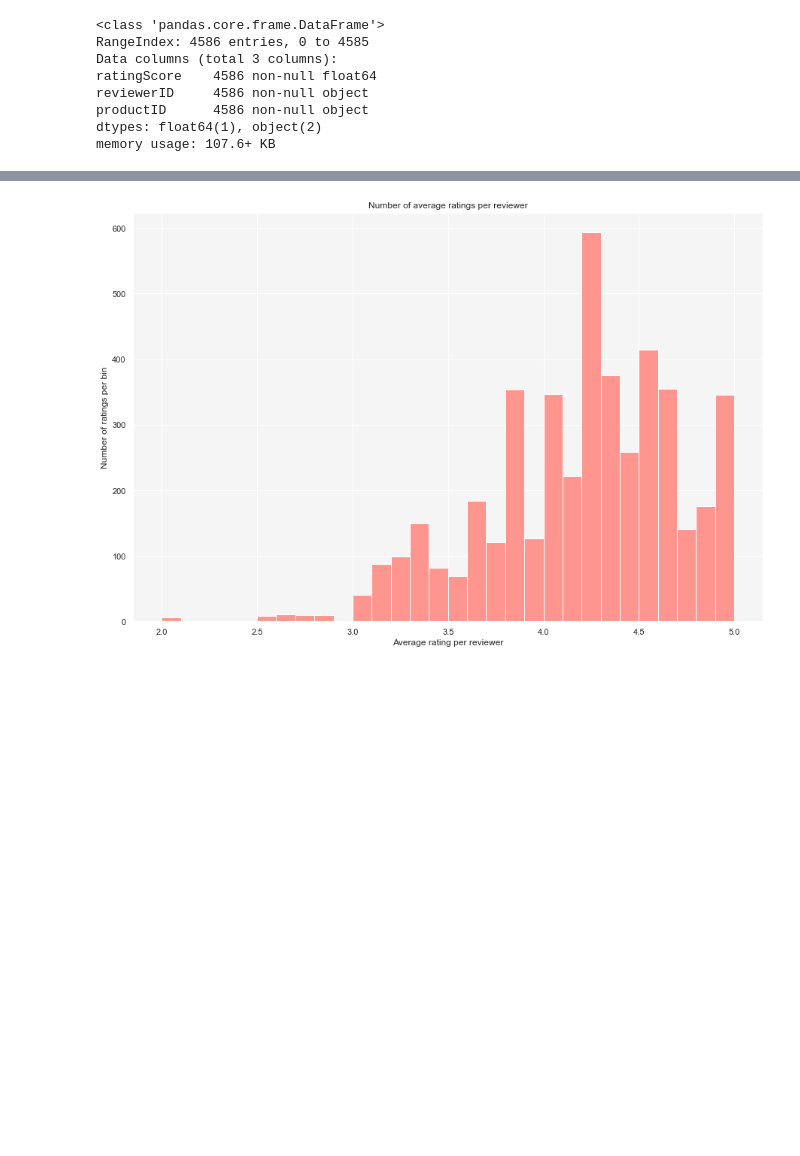
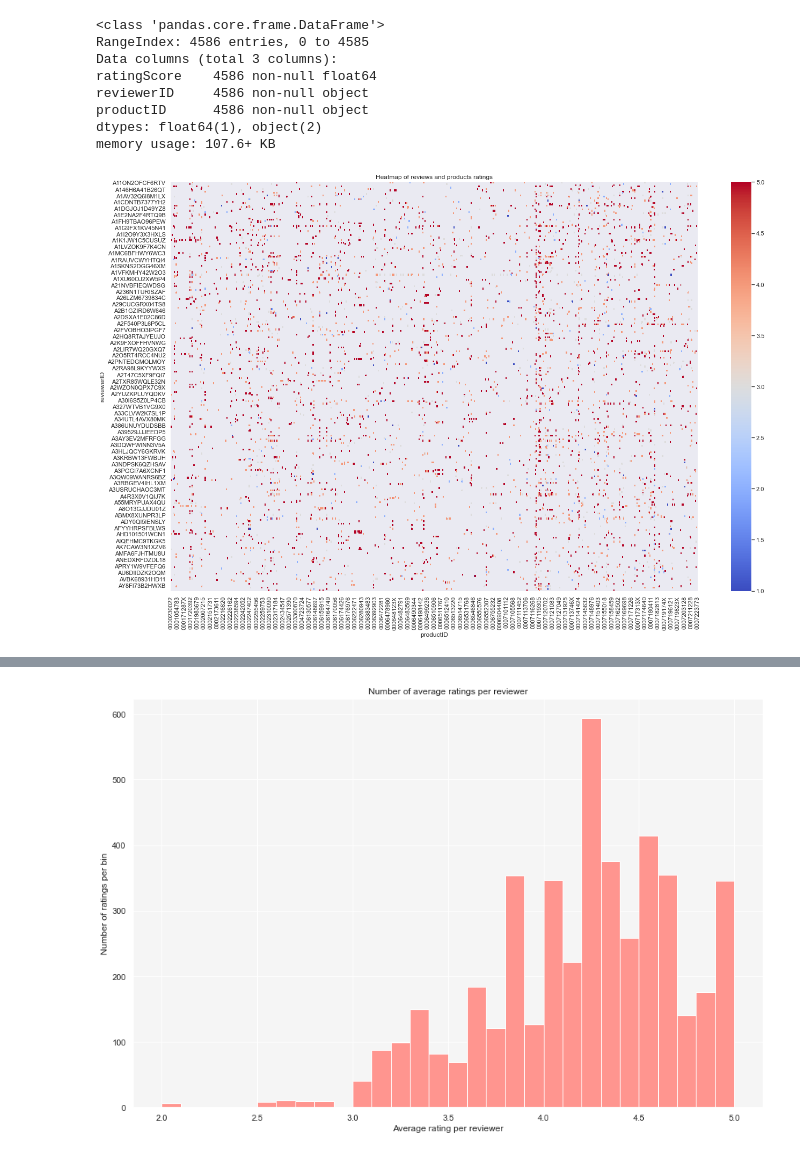
Before and after one commit to maximeberillon/Recommandation_System_Books, a Jupyter notebook: book_reco_startingkit.ipynb, the cells around one changed output, grey strips where cells are left out. Cells and saved outputs as stored; diff of their text form; code cells hidden in the pictures; blank space fills up the shorter version.

```diff
--- a/book_reco_startingkit.ipynb
+++ b/book_reco_startingkit.ipynb
@@ -235,3 +237,16 @@ reviewerID     4586 non-null object
 productID      4586 non-null object
 dtypes: float64(1), object(2)
 memory usage: 107.6+ KB
+# %%
+# Plot a heatmap of reviews and products ratings
+
+plt.figure(figsize=(22, 14))
+colormap = plt.cm.coolwarm
+sns.heatmap(data.iloc[:,].pivot(index = 'reviewerID',
+                                columns = 'productID',
+                                values = 'ratingScore'),
+            cmap = colormap)
+plt.title('Heatmap of reviews and products ratings')
+plt.show()
+# %% [output]
+[figure, added]
```
Also changed, not shown: parts of 13 cells of this notebook.
